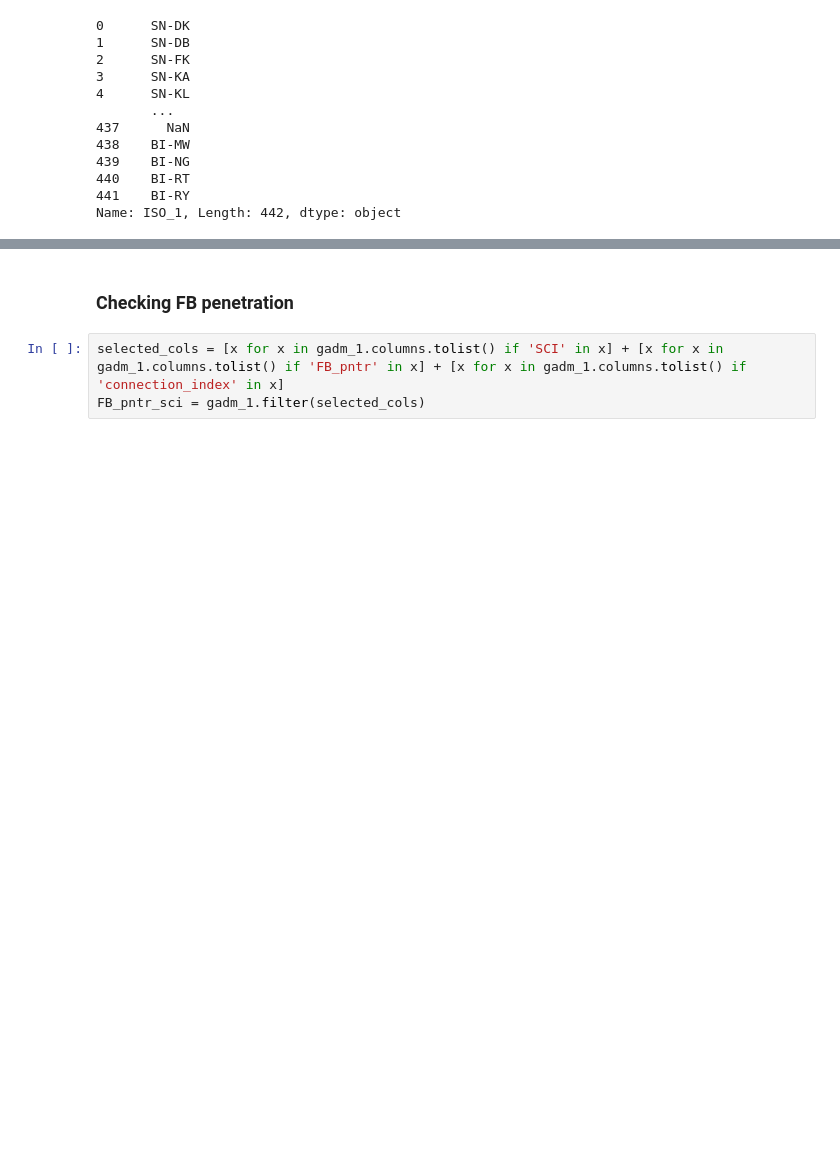
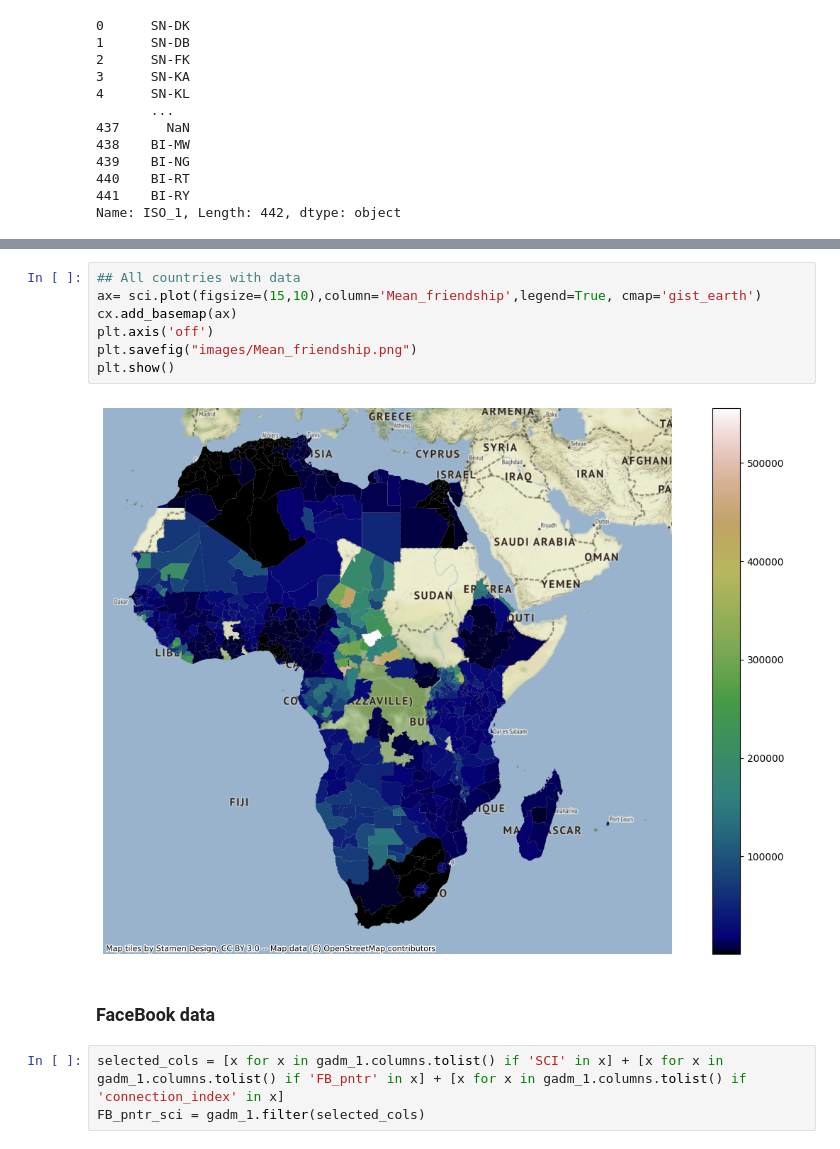
Before and after one commit to Societal-Computing/health_inequalities, a Jupyter notebook: notebooks/Data_Analysis.ipynb, the cells around one changed output, grey strips where cells are left out. Saved outputs shown, nothing was run; the diff lists cells and outputs as text; blank space fills up the shorter version.

```diff
--- a/notebooks/Data_Analysis.ipynb
+++ b/notebooks/Data_Analysis.ipynb
@@ -86,5 +129,14 @@ ValueError: shapes (441,27) and (441,27) not aligned: 27 (dim 1) != 441 (dim 0)
+# %%
+## All countries with data
+ax= sci.plot(figsize=(15,10),column='Mean_friendship',legend=True, cmap='gist_earth')
+cx.add_basemap(ax)
+plt.axis('off')
+plt.savefig("images/Mean_friendship.png")
+plt.show()
+# %% [output]
+[figure, added]
 # %% [markdown]
-### Checking FB penetration
+### FaceBook data
 # %%
 selected_cols = [x for x in gadm_1.columns.tolist() if 'SCI' in x] + [x for x in gadm_1.columns.tolist() if 'FB_pntr' in x] + [x for x in gadm_1.columns.tolist() if 'connection_index' in x]
 FB_pntr_sci = gadm_1.filter(selected_cols)
```
Also changed, not shown: parts of 27 cells of this notebook, 4 other files.
